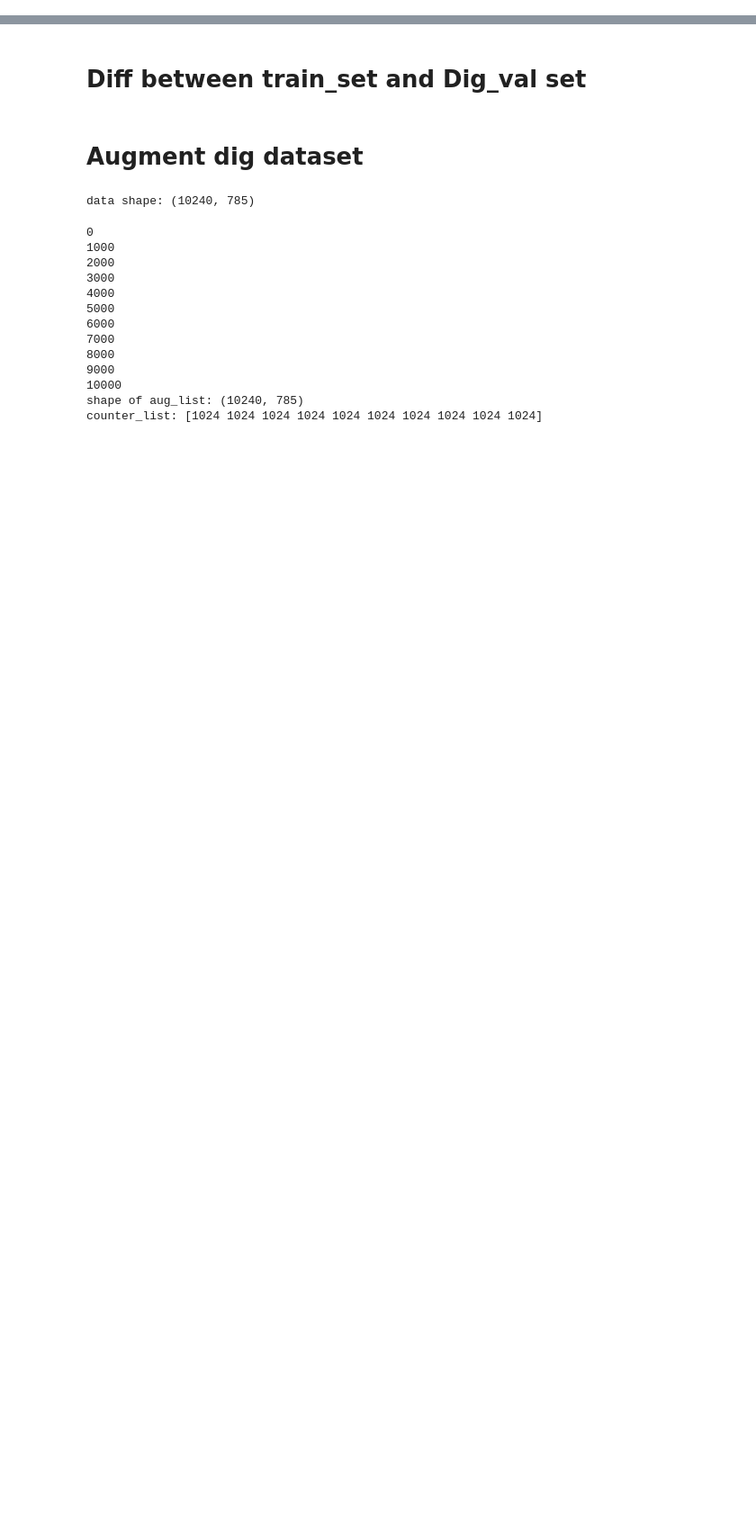
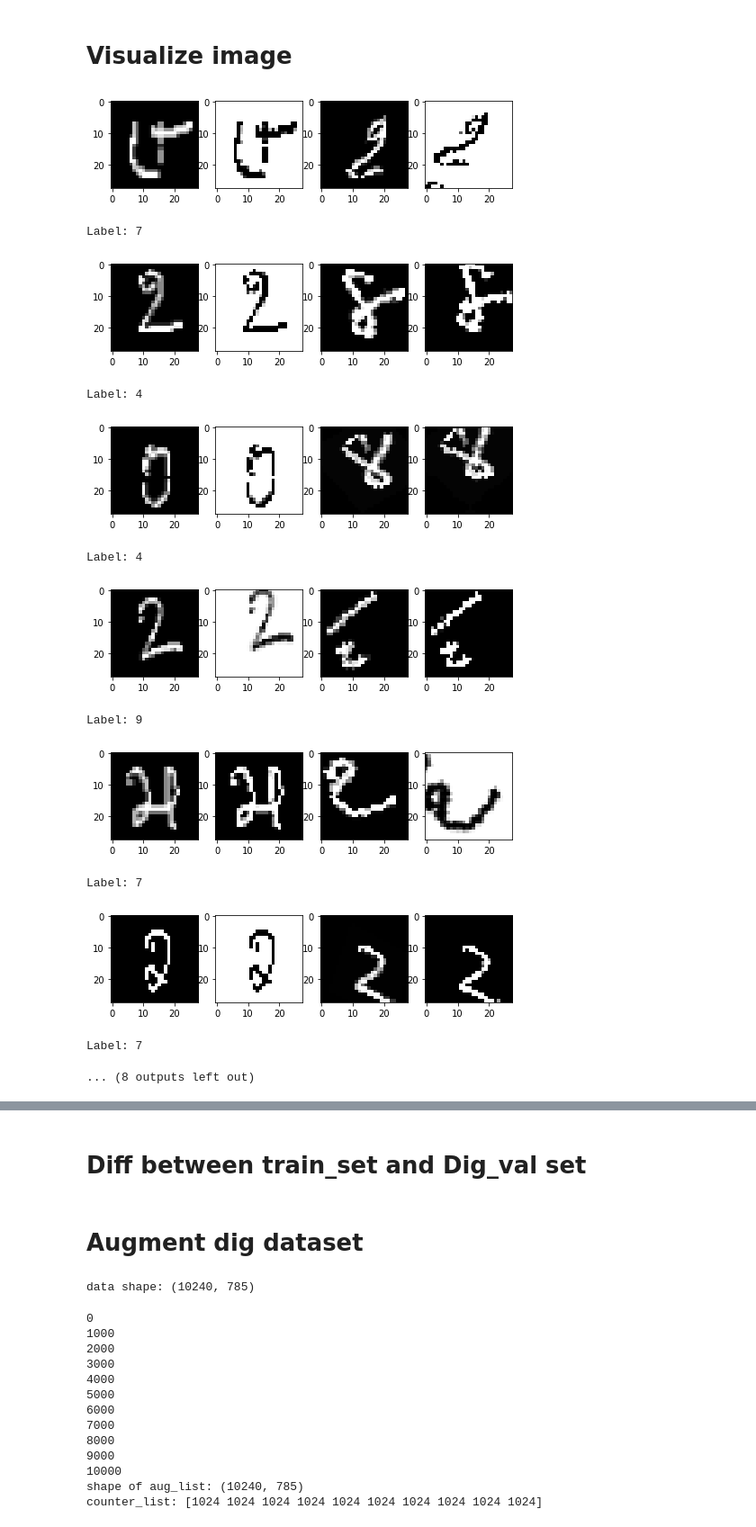
Before and after one commit to ccchang1023/Kannada_MNIST_CNN, a Jupyter notebook: Data_visualization.ipynb, the cells around one changed output, grey strips where cells are left out. Shown: that part at 90% size. Saved outputs shown, nothing was run; the diff lists cells and outputs as text; code cells hidden in the pictures; blank space fills up the shorter version.

```diff
--- a/Data_visualization.ipynb
+++ b/Data_visualization.ipynb
@@ -22,24 +64,13 @@ model.load_state_dict(torch.load("Kmnist_saved_model/ep70_acc0.9978"))
 # %%
-trans_dig = transforms.Compose([
-        transforms.ToTensor(),  #Take Image as input and convert to tensor with value from 0 to1
-        transforms.Normalize(mean=[0.1126489],std=[0.28132638])  #dig_val distribution
-    ])
-
-trans = transforms.Compose([
-        transforms.ColorJitter(0.5,0.2,0.2,0.5),
-        transforms.RandomAffine(degrees=35,translate=(0.2,0.2),scale=[0.8,1.1],shear=15),
-        transforms.ToTensor(),  #Take Image as input and convert to tensor with value from 0 to1
-#         transforms.Normalize(mean=[0.08194405],std=[0.238141])
-    ])
 
 global_data = pd.read_csv("./dataset/train.csv")
-global_data_dig = pd.read_csv("./dataset/Dig-MNIST.csv")
+global_data_dig = pd.read_csv("./dataset/Dig-Mnist-Augmented.csv")
 
 class KMnistDataset(Dataset):
     def __init__(self,data_len=None, is_validate=False,validate_rate=None):
         self.is_validate = is_validate
-        self.data = global_data_dig
-#         self.data = global_data
+#         self.data = global_data_dig
+        self.data = global_data
         print("data shape:", np.shape(self.data))
         if data_len == None:
             data_len = len(self.data)
@@ -64,19 +95,41 @@ class KMnistDataset(Dataset):
 
     def __len__(self):
         return self.len
+# %% [markdown]
+# Visualize image
 # %%
-dig_data = pd.read_csv("./dataset/Dig-MNIST-Augmented.csv")
-for i in range(10,20):
-    fig, axes = plt.subplots(1,2,figsize=(4,2))
-    img2 = dig_data.iloc[i, 1:].values.astype(np.uint8).reshape((28, 28))  #value: 0~255
-    img2 = Image.fromarray(img2)
-    label = dig_data.iloc[i, 0]
-    axes[0].imshow(img2,cmap="gray")
-#     img2 = trans(img2).cpu().numpy().reshape(28,28)
-    axes[1].imshow(img2,cmap="gray")
+for idx in range(2000,2010):
+    i = np.random.randint(0,60000)
+    fig, axes = plt.subplots(1,4,figsize=(8,2))
+    img = global_data.iloc[i, 1:].values.astype(np.uint8).reshape((28, 28))  #value: 0~255
+    img = Image.fromarray(img)
+    label = global_data.iloc[i, 0]
+    axes[0].imshow(img,cmap="gray")
+    img = trans(img).cpu().numpy().reshape(28,28)
+    axes[1].imshow(img,cmap="gray")
+
+    img = global_data_dig.iloc[i, 1:].values.astype(np.uint8).reshape((28, 28))  #value: 0~255
+    img = Image.fromarray(img)
+    label = global_data_dig.iloc[i, 0]
+    axes[2].imshow(img,cmap="gray")
+    img = trans(img).cpu().numpy().reshape(28,28)
+    axes[3].imshow(img,cmap="gray")
+
     plt.pause(.1)
     print("Label:",label)
 
-dig_data.head(5)
-# type(dig_data.iloc[20,1:].values)  #numpy ndarray
-# type(dig_data.iloc[20,0])  #numpy int64
+# data.head(5)
+# %% [output]
+[figure, added]
+Label: 7
+[figure, added]
+Label: 4
+[figure, added]
+Label: 4
+[figure, added]
+Label: 9
+[figure, added]
+Label: 7
+[figure, added]
+Label: 7
+... (8 outputs left out)
```
Also changed, not shown: parts of 3 cells of this notebook, 1 other file.
